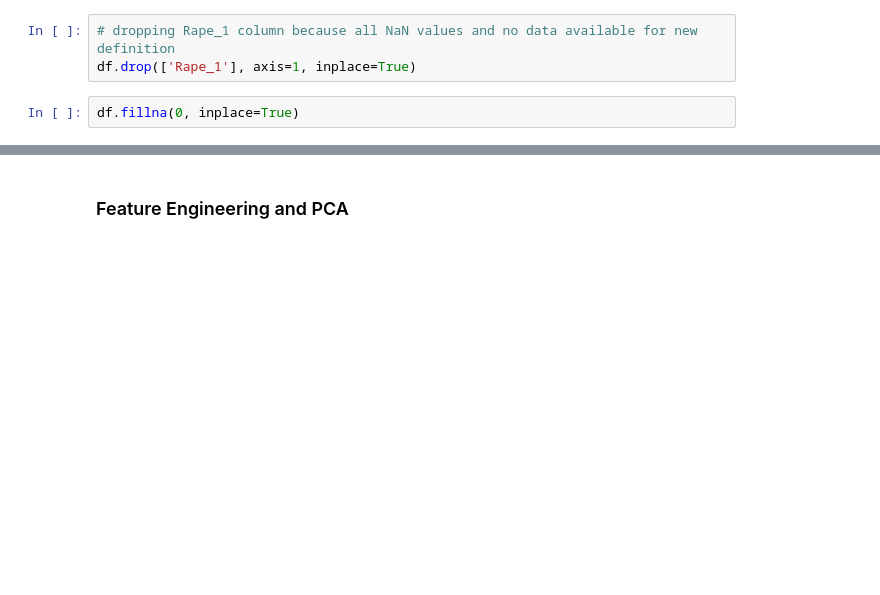
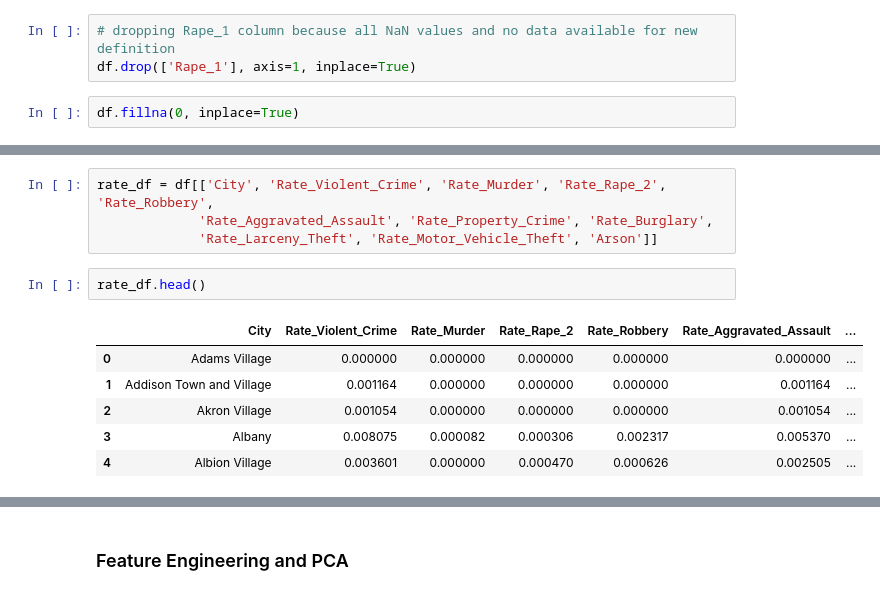
Before and after one commit to crlau/unit-2, a Jupyter notebook: 2.1.7 Modeling a dataset.ipynb, the cells around one changed output, grey strips where cells are left out. Saved outputs shown, nothing was run; the diff lists cells and outputs as text; blank space fills up the shorter version.

```diff
--- a/2.1.7 Modeling a dataset.ipynb
+++ b/2.1.7 Modeling a dataset.ipynb
@@ -96,3 +111,16 @@ Continuous Variables:
+# %%
+rate_df = df[['City', 'Rate_Violent_Crime', 'Rate_Murder', 'Rate_Rape_2', 'Rate_Robbery',
+             'Rate_Aggravated_Assault', 'Rate_Property_Crime', 'Rate_Burglary',
+             'Rate_Larceny_Theft', 'Rate_Motor_Vehicle_Theft', 'Arson']]
+# %%
+rate_df.head()
+# %% [output]
+|  | City | Rate_Violent_Crime | Rate_Murder | Rate_Rape_2 | Rate_Robbery | Rate_Aggravated_Assault | ... |
+| 0 | Adams Village | 0.000000 | 0.000000 | 0.000000 | 0.000000 | 0.000000 | ... |
+| 1 | Addison Town and Village | 0.001164 | 0.000000 | 0.000000 | 0.000000 | 0.001164 | ... |
+| 2 | Akron Village | 0.001054 | 0.000000 | 0.000000 | 0.000000 | 0.001054 | ... |
+| 3 | Albany | 0.008075 | 0.000082 | 0.000306 | 0.002317 | 0.005370 | ... |
+| 4 | Albion Village | 0.003601 | 0.000000 | 0.000470 | 0.000626 | 0.002505 | ... |
 # %%
 # making scatterplot matrix of variables
 sns.set_style('white')
```
Also changed, not shown: parts of 14 cells of this notebook.
